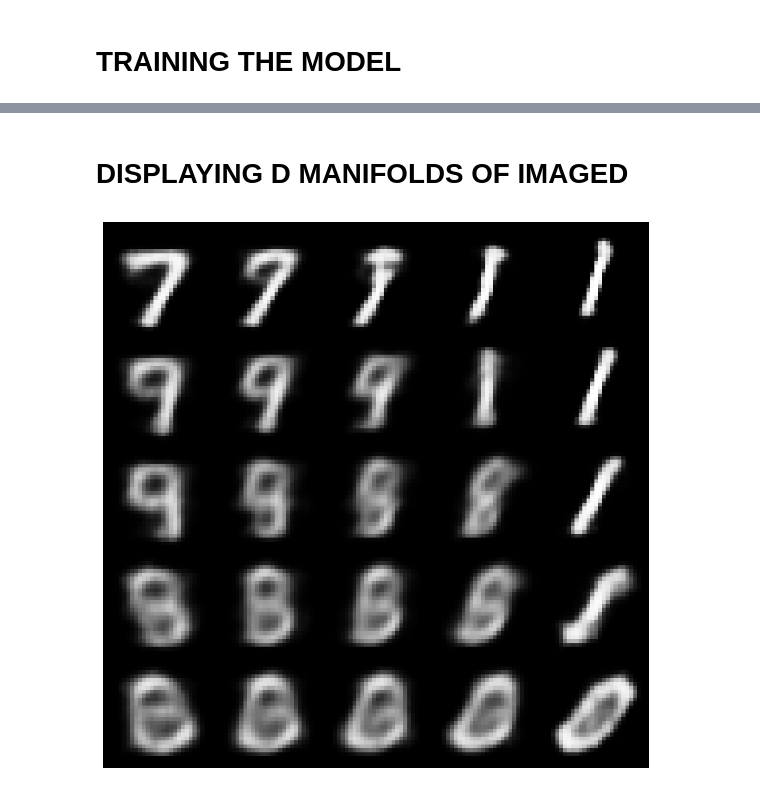
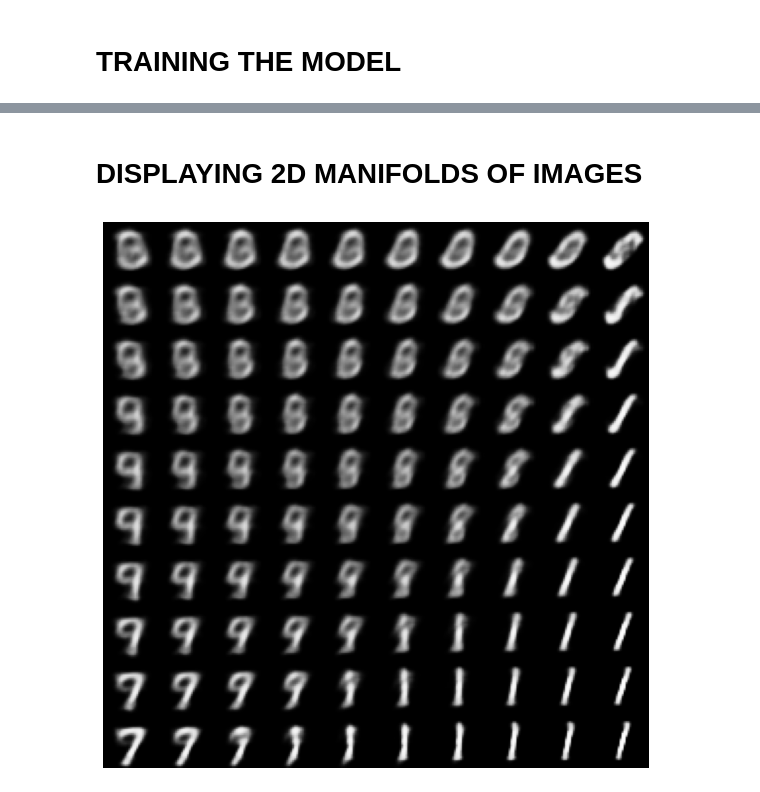
Before and after one commit to HariSkr11/Generating-digit-image-using-Generative-AI, a Jupyter notebook: model.ipynb, the cells around one changed output, grey strips where cells are left out. Cells and saved outputs as stored; diff of their text form; code cells hidden in the pictures.

```diff
--- a/model.ipynb
+++ b/model.ipynb
@@ -172,5 +203,5 @@ predict(test_sample=test_sample,model=model,epoch=0,save = False)
 # %%
-def fit(model,train_dataset,test_dataset,test_sample,optimizer,epochs = 10,image_number = 16):
+def fit(model,train_dataset,test_dataset,optimizer,epochs = 10):
     for epoch in range(1,epochs+1):
         start_time = time.time()
         for train_x in train_dataset:
@@ -180,10 +211,7 @@ def fit(model,train_dataset,test_dataset,test_sample,optimizer,epochs = 10,image
         for test_x in test_dataset:
             loss(compute_loss(model,test_x))
         elbo = -loss.result()
-        display.clear_output(wait=False)
-        print('Epoch: {}, Test set ELBO: {}, time elapse for current epoch: {}'
-        .format(epoch, elbo, end_time - start_time))
-        predict(model,epoch,test_sample)
+        print(f'Epoch: {epoch}, Test set loss: {elbo}, Epoch completion time: {int(end_time-start_time)}s')
 # %%
-fit(model,train_dataset,test_dataset,test_sample,optimizer,epochs=20)
+fit(model,train_dataset,test_dataset,optimizer)
 # %% [output]
@@ -199,5 +237,5 @@ predict(model,1,test_sample)
 # %% [markdown]
-# DISPLAYING D MANIFOLDS OF IMAGED
+# DISPLAYING 2D MANIFOLDS OF IMAGES
 # %%
 def plot_latent_images(model, n, digit_size=28):
   norm = tfp.distributions.Normal(0, 1)
@@ -218,6 +256,6 @@ def plot_latent_images(model, n, digit_size=28):
   plt.axis('Off')
   plt.show()
 # %%
-plot_latent_images(model, 5)
+plot_latent_images(model, 10)
 # %% [output]
-[figure, old version]
+[figure, new version]
```
Also changed, not shown: parts of 9 cells of this notebook.
